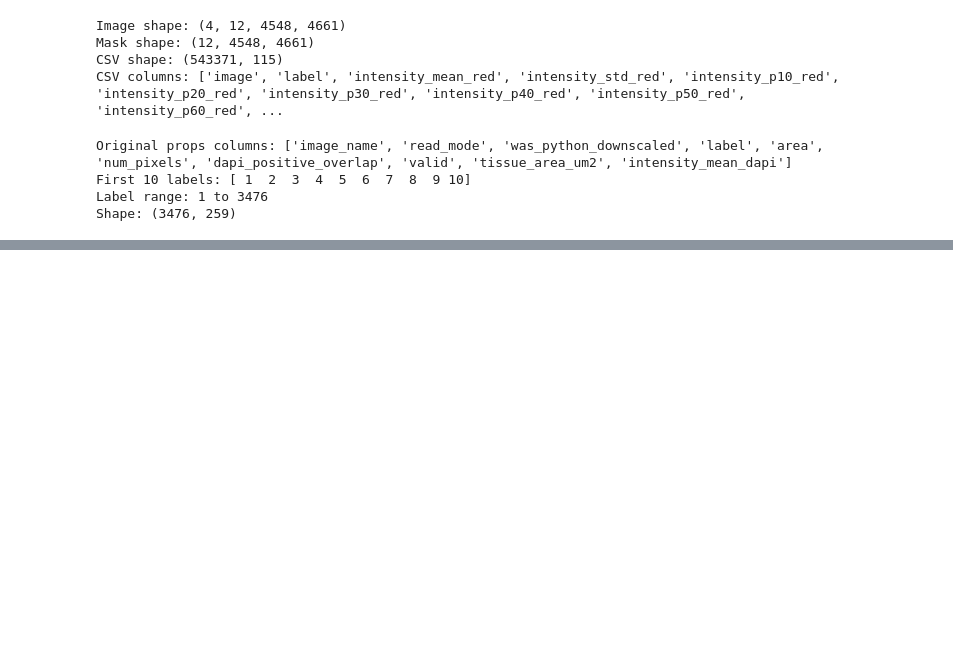
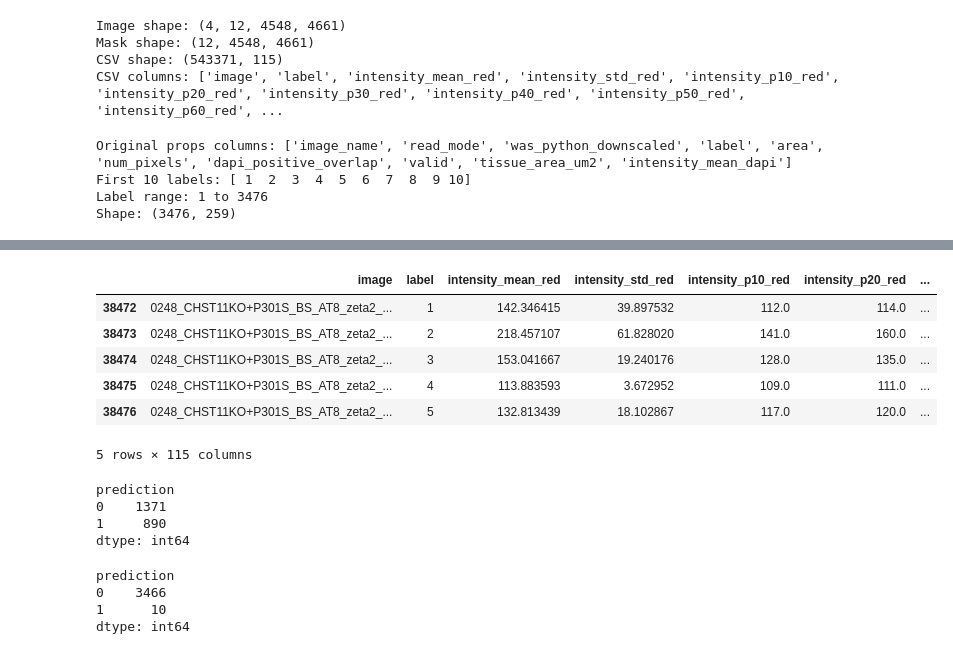
Before and after one commit to isvecova/P01_26-Neuron-segmentation-and-classification, a Jupyter notebook: src/03_classification/classification_model_training.ipynb, the cells around one changed output, grey strips where cells are left out. Cells and saved outputs as stored; diff of their text form; code cells hidden in the pictures; blank space fills up the shorter version.

```diff
--- a/src/03_classification/classification_model_training.ipynb
+++ b/src/03_classification/classification_model_training.ipynb
@@ -619,0 +788,28 @@ Opened napari at Z=6/11. Use the slider to navigate Z.
+# %%
+df_filtered = df[df['image'] == image_name]
+# %%
+df_filtered.head()
+# %% [output]
+|  | image | label | intensity_mean_red | intensity_std_red | intensity_p10_red | intensity_p20_red | ... |
+| 38472 | 0248_CHST11KO+P301S_BS_AT8_zeta2_... | 1 | 142.346415 | 39.897532 | 112.0 | 114.0 | ... |
+| 38473 | 0248_CHST11KO+P301S_BS_AT8_zeta2_... | 2 | 218.457107 | 61.828020 | 141.0 | 160.0 | ... |
+| 38474 | 0248_CHST11KO+P301S_BS_AT8_zeta2_... | 3 | 153.041667 | 19.240176 | 128.0 | 135.0 | ... |
+| 38475 | 0248_CHST11KO+P301S_BS_AT8_zeta2_... | 4 | 113.883593 | 3.672952 | 109.0 | 111.0 | ... |
+| 38476 | 0248_CHST11KO+P301S_BS_AT8_zeta2_... | 5 | 132.813439 | 18.102867 | 117.0 | 120.0 | ... |
+5 rows × 115 columns
+# %%
+df_filtered.groupby('prediction').size()
+# %% [output]
+prediction
+0    1371
+1     890
+dtype: int64
+# %%
+image_name = "64U-J9910_CHST11KO_BS_AT8_delta4_first_2026-04-23_12.32.20_FusionStitcher"
+df_filtered = df[df['image'] == image_name]
+df_filtered.groupby('prediction').size()
+# %% [output]
+prediction
+0    3466
+1      10
+dtype: int64
```
Also changed, not shown: parts of 4 cells of this notebook.
